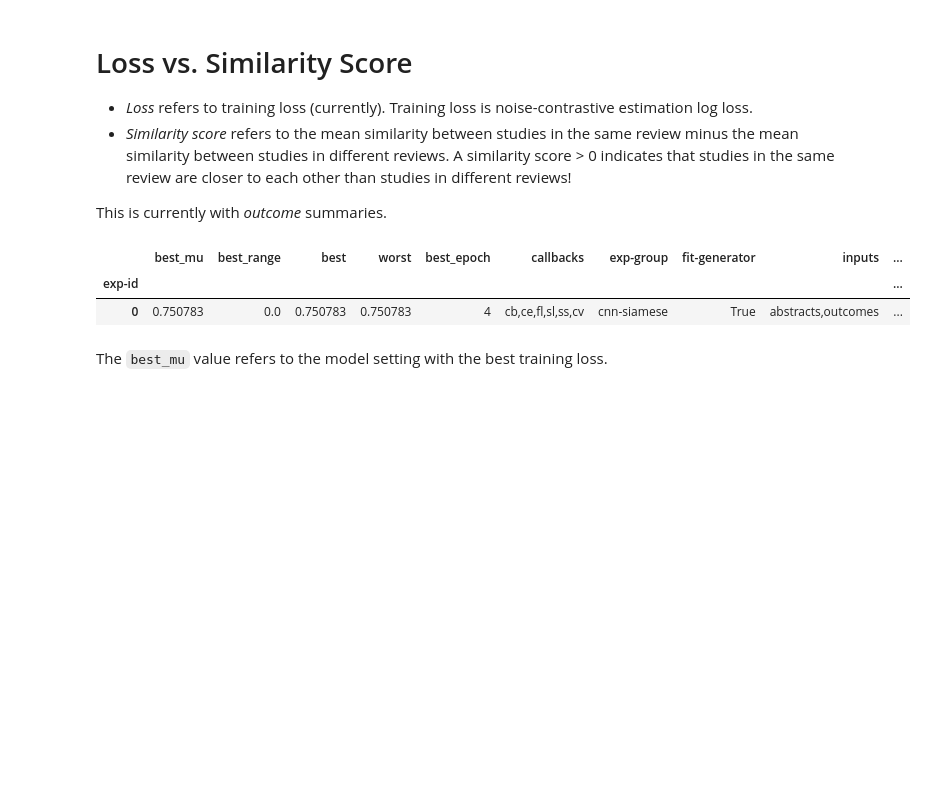
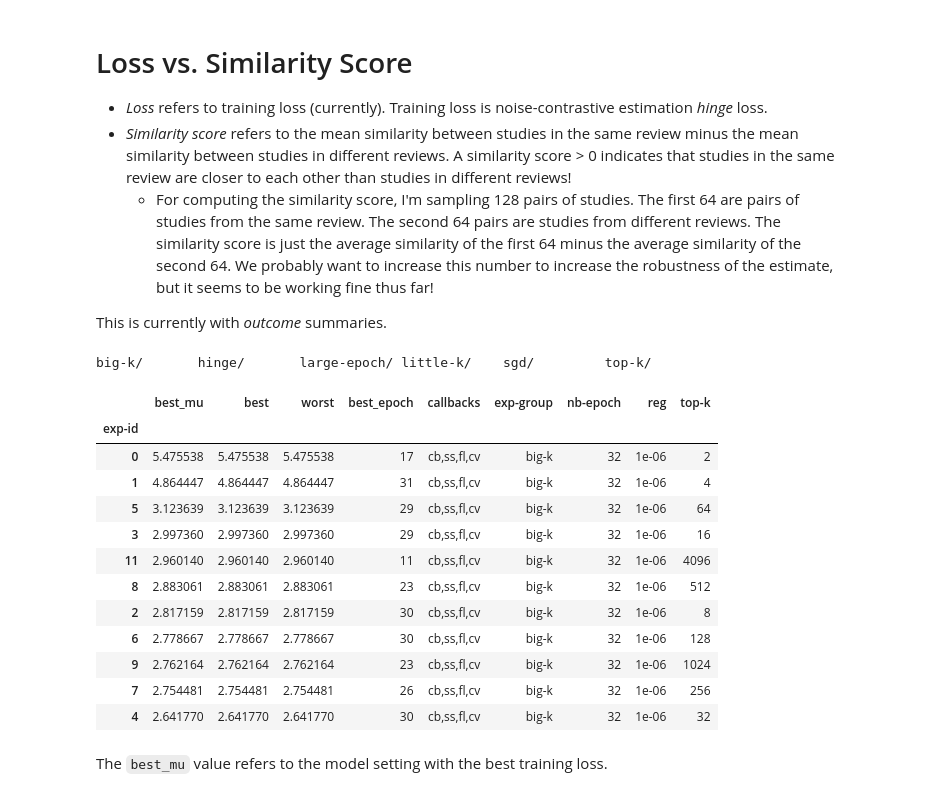
Before and after one commit to ebanner/neural-nlp, a Jupyter notebook: visualization/Loss vs. Similarity Score.ipynb, the cells around one changed output. Saved outputs shown, nothing was run; the diff lists cells and outputs as text; code cells hidden in the pictures; blank space fills up the shorter version.

```diff
--- a/visualization/Loss vs. Similarity Score.ipynb
+++ b/visualization/Loss vs. Similarity Score.ipynb
@@ -1,19 +1,34 @@
 # %% [markdown]
 # Loss vs. Similarity Score
 
-- *Loss* refers to training loss (currently). Training loss is noise-contrastive estimation log loss.
+- *Loss* refers to training loss (currently). Training loss is noise-contrastive estimation *hinge* loss.
 - *Similarity score* refers to the mean similarity between studies in the same review minus the mean similarity between studies in different reviews. A similarity score > 0 indicates that studies in the same review are closer to each other than studies in different reviews!
+    - For computing the similarity score, I'm sampling 128 pairs of studies. The first 64 are pairs of studies from the same review. The second 64 pairs are studies from different reviews. The similarity score is just the average similarity of the first 64 minus the average similarity of the second 64. We probably want to increase this number to increase the robustness of the estimate, but it seems to be working fine thus far!
 
 This is currently with *outcome* summaries.
+# %%
+ls store/hyperparams/
+# %% [output]
+big-k/       hinge/       large-epoch/ little-k/    sgd/         top-k/
 # %%
 from curves import LearningCurveVisualizer
 
-lv = LearningCurveVisualizer(exp_group='cnn-siamese', metric='loss')
+lv = LearningCurveVisualizer(exp_group='big-k', metric='similarity_score', mode='max')
 
 lv.best_runs()
 # %% [output]
-|  | best_mu | best_range | best | worst | best_epoch | callbacks | exp-group | fit-generator | inputs | ... |
-| exp-id |  |  |  |  |  |  |  |  |  | ... |
-| 0 | 0.750783 | 0.0 | 0.750783 | 0.750783 | 4 | cb,ce,fl,sl,ss,cv | cnn-siamese | True | abstracts,outcomes | ... |
+|  | best_mu | best | worst | best_epoch | callbacks | exp-group | nb-epoch | reg | top-k |
+| exp-id |  |  |  |  |  |  |  |  |  |
+| 0 | 5.475538 | 5.475538 | 5.475538 | 17 | cb,ss,fl,cv | big-k | 32 | 1e-06 | 2 |
+| 1 | 4.864447 | 4.864447 | 4.864447 | 31 | cb,ss,fl,cv | big-k | 32 | 1e-06 | 4 |
+| 5 | 3.123639 | 3.123639 | 3.123639 | 29 | cb,ss,fl,cv | big-k | 32 | 1e-06 | 64 |
+| 3 | 2.997360 | 2.997360 | 2.997360 | 29 | cb,ss,fl,cv | big-k | 32 | 1e-06 | 16 |
+| 11 | 2.960140 | 2.960140 | 2.960140 | 11 | cb,ss,fl,cv | big-k | 32 | 1e-06 | 4096 |
+| 8 | 2.883061 | 2.883061 | 2.883061 | 23 | cb,ss,fl,cv | big-k | 32 | 1e-06 | 512 |
+| 2 | 2.817159 | 2.817159 | 2.817159 | 30 | cb,ss,fl,cv | big-k | 32 | 1e-06 | 8 |
+| 6 | 2.778667 | 2.778667 | 2.778667 | 30 | cb,ss,fl,cv | big-k | 32 | 1e-06 | 128 |
+| 9 | 2.762164 | 2.762164 | 2.762164 | 23 | cb,ss,fl,cv | big-k | 32 | 1e-06 | 1024 |
+| 7 | 2.754481 | 2.754481 | 2.754481 | 26 | cb,ss,fl,cv | big-k | 32 | 1e-06 | 256 |
+| 4 | 2.641770 | 2.641770 | 2.641770 | 30 | cb,ss,fl,cv | big-k | 32 | 1e-06 | 32 |
 # %% [markdown]
 The `best_mu` value refers to the model setting with the best training loss.
```
Also changed, not shown: parts of 3 cells of this notebook, 1 other file.
